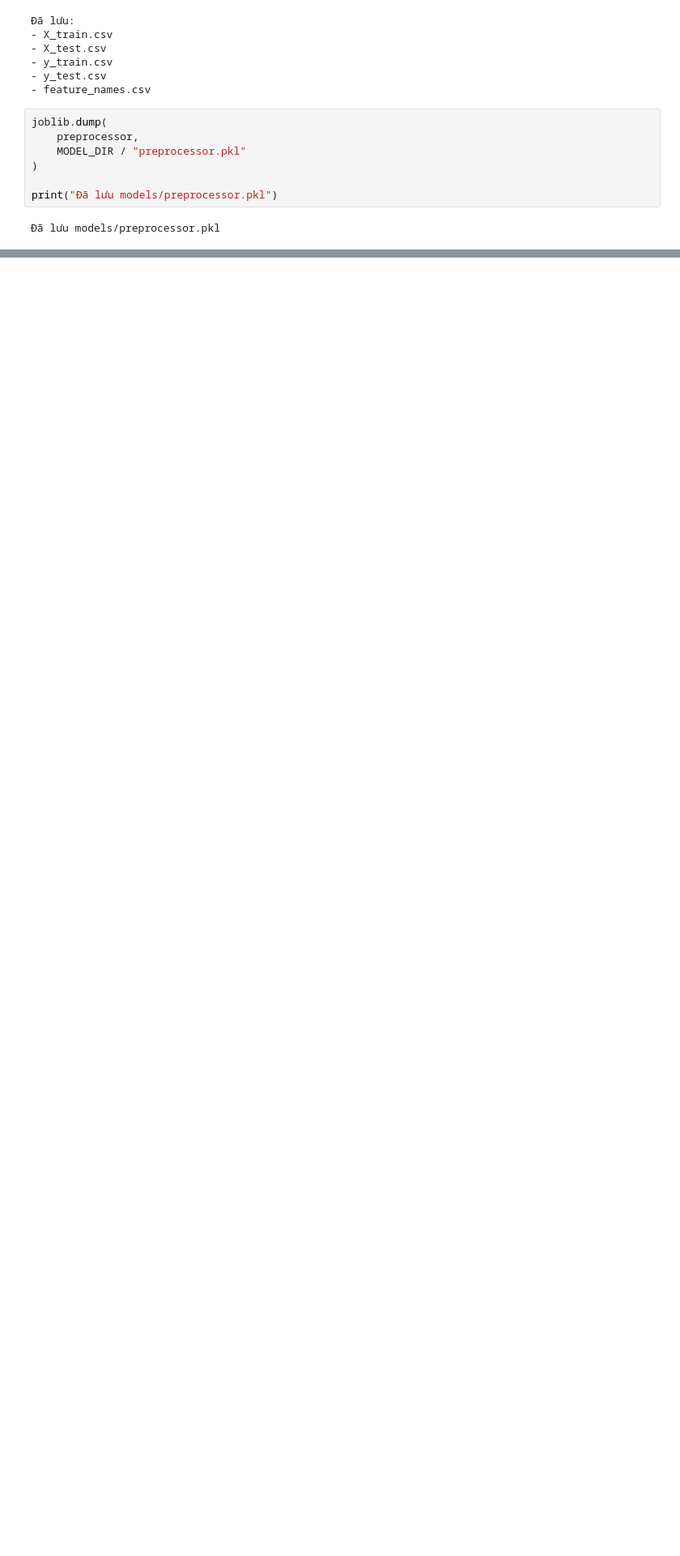
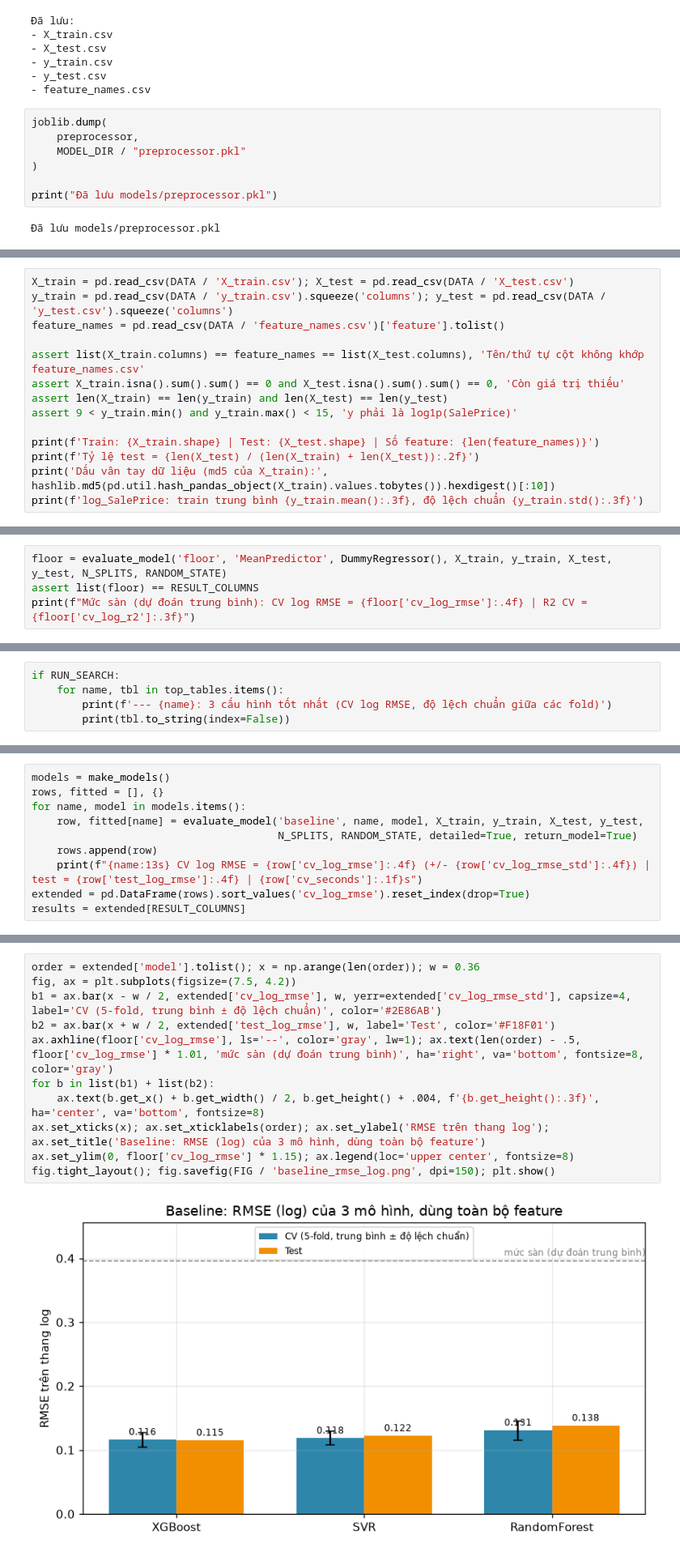
Before and after one commit to DangHau19/MLGroup, a Jupyter notebook: Tuan04/01_preprocessing.ipynb, the cells around one changed output, grey strips where cells are left out. Shown at 81% size. Cells and saved outputs as stored; diff of their text form; blank space fills up the shorter version.

Commit message:
Gop 01_preprocessing va baseline TV3; du lieu final 262 feature

```diff
--- a/Tuan04/01_preprocessing.ipynb
+++ b/Tuan04/01_preprocessing.ipynb
@@ -767,0 +789,14 @@ print("Đã lưu models/preprocessor.pkl")
+# %%
+X_train = pd.read_csv(DATA / 'X_train.csv'); X_test = pd.read_csv(DATA / 'X_test.csv')
+y_train = pd.read_csv(DATA / 'y_train.csv').squeeze('columns'); y_test = pd.read_csv(DATA / 'y_test.csv').squeeze('columns')
+feature_names = pd.read_csv(DATA / 'feature_names.csv')['feature'].tolist()
+
+assert list(X_train.columns) == feature_names == list(X_test.columns), 'Tên/thứ tự cột không khớp feature_names.csv'
+assert X_train.isna().sum().sum() == 0 and X_test.isna().sum().sum() == 0, 'Còn giá trị thiếu'
+assert len(X_train) == len(y_train) and len(X_test) == len(y_test)
+assert 9 < y_train.min() and y_train.max() < 15, 'y phải là log1p(SalePrice)'
+
+print(f'Train: {X_train.shape} | Test: {X_test.shape} | Số feature: {len(feature_names)}')
+print(f'Tỷ lệ test = {len(X_test) / (len(X_train) + len(X_test)):.2f}')
+print('Dấu vân tay dữ liệu (md5 của X_train):', hashlib.md5(pd.util.hash_pandas_object(X_train).values.tobytes()).hexdigest()[:10])
+print(f'log_SalePrice: train trung bình {y_train.mean():.3f}, độ lệch chuẩn {y_train.std():.3f}')
@@ -767,0 +808,4 @@ print("Đã lưu models/preprocessor.pkl")
+# %%
+floor = evaluate_model('floor', 'MeanPredictor', DummyRegressor(), X_train, y_train, X_test, y_test, N_SPLITS, RANDOM_STATE)
+assert list(floor) == RESULT_COLUMNS
+print(f"Mức sàn (dự đoán trung bình): CV log RMSE = {floor['cv_log_rmse']:.4f} | R2 CV = {floor['cv_log_r2']:.3f}")
@@ -767,0 +860,5 @@ print("Đã lưu models/preprocessor.pkl")
+# %%
+if RUN_SEARCH:
+    for name, tbl in top_tables.items():
+        print(f'--- {name}: 3 cấu hình tốt nhất (CV log RMSE, độ lệch chuẩn giữa các fold)')
+        print(tbl.to_string(index=False))
@@ -767,0 +881,10 @@ print("Đã lưu models/preprocessor.pkl")
+# %%
+models = make_models()
+rows, fitted = [], {}
+for name, model in models.items():
+    row, fitted[name] = evaluate_model('baseline', name, model, X_train, y_train, X_test, y_test,
+                                       N_SPLITS, RANDOM_STATE, detailed=True, return_model=True)
+    rows.append(row)
+    print(f"{name:13s} CV log RMSE = {row['cv_log_rmse']:.4f} (+/- {row['cv_log_rmse_std']:.4f}) | test = {row['test_log_rmse']:.4f} | {row['cv_seconds']:.1f}s")
+extended = pd.DataFrame(rows).sort_values('cv_log_rmse').reset_index(drop=True)
+results = extended[RESULT_COLUMNS]
@@ -767,0 +921,13 @@ print("Đã lưu models/preprocessor.pkl")
+# %%
+order = extended['model'].tolist(); x = np.arange(len(order)); w = 0.36
+fig, ax = plt.subplots(figsize=(7.5, 4.2))
+b1 = ax.bar(x - w / 2, extended['cv_log_rmse'], w, yerr=extended['cv_log_rmse_std'], capsize=4, label='CV (5-fold, trung bình ± độ lệch chuẩn)', color='#2E86AB')
+b2 = ax.bar(x + w / 2, extended['test_log_rmse'], w, label='Test', color='#F18F01')
+ax.axhline(floor['cv_log_rmse'], ls='--', color='gray', lw=1); ax.text(len(order) - .5, floor['cv_log_rmse'] * 1.01, 'mức sàn (dự đoán trung bình)', ha='right', va='bottom', fontsize=8, color='gray')
+for b in list(b1) + list(b2):
+    ax.text(b.get_x() + b.get_width() / 2, b.get_height() + .004, f'{b.get_height():.3f}', ha='center', va='bottom', fontsize=8)
+ax.set_xticks(x); ax.set_xticklabels(order); ax.set_ylabel('RMSE trên thang log'); ax.set_title('Baseline: RMSE (log) của 3 mô hình, dùng toàn bộ feature')
+ax.set_ylim(0, floor['cv_log_rmse'] * 1.15); ax.legend(loc='upper center', fontsize=8)
+fig.tight_layout(); fig.savefig(FIG / 'baseline_rmse_log.png', dpi=150); plt.show()
+# %% [output]
+[figure, added]
```
Also changed, not shown: parts of 14 cells of this notebook, 10 other files.
